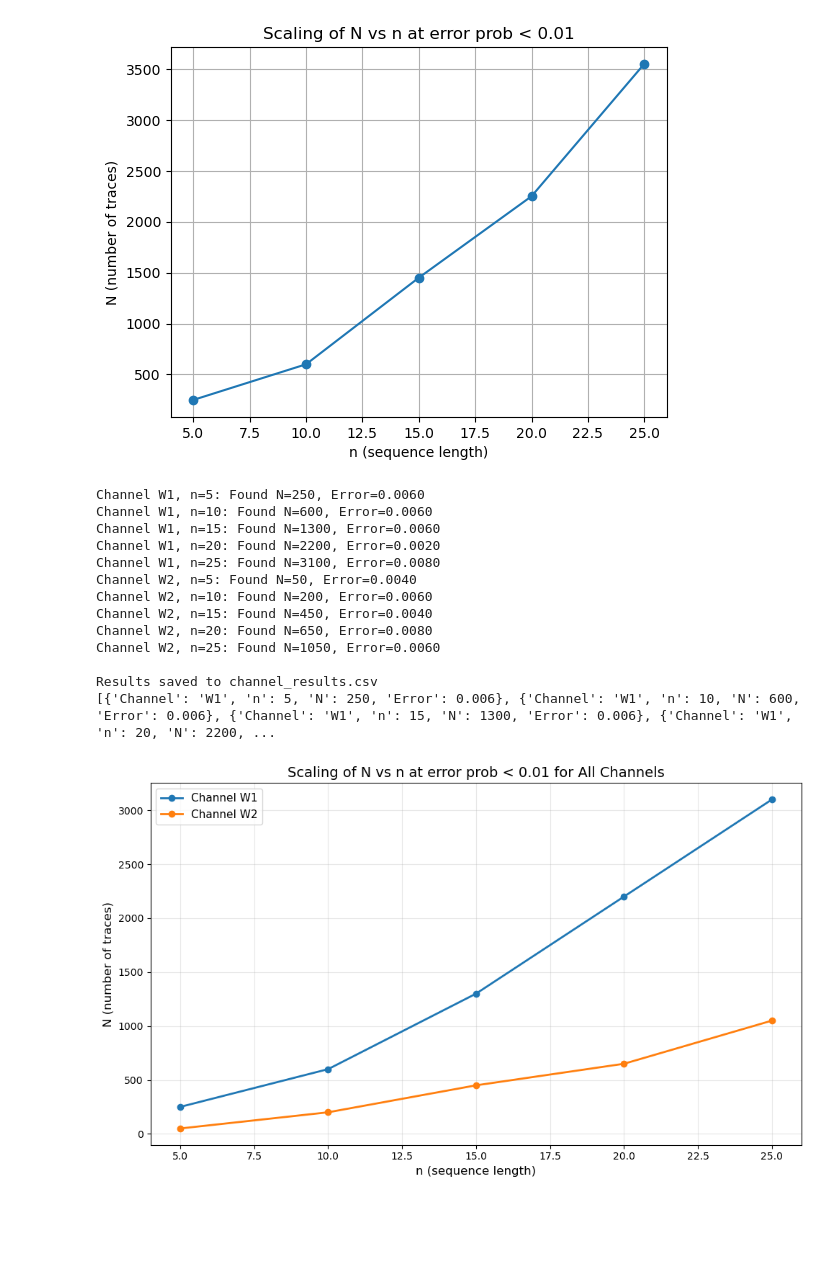
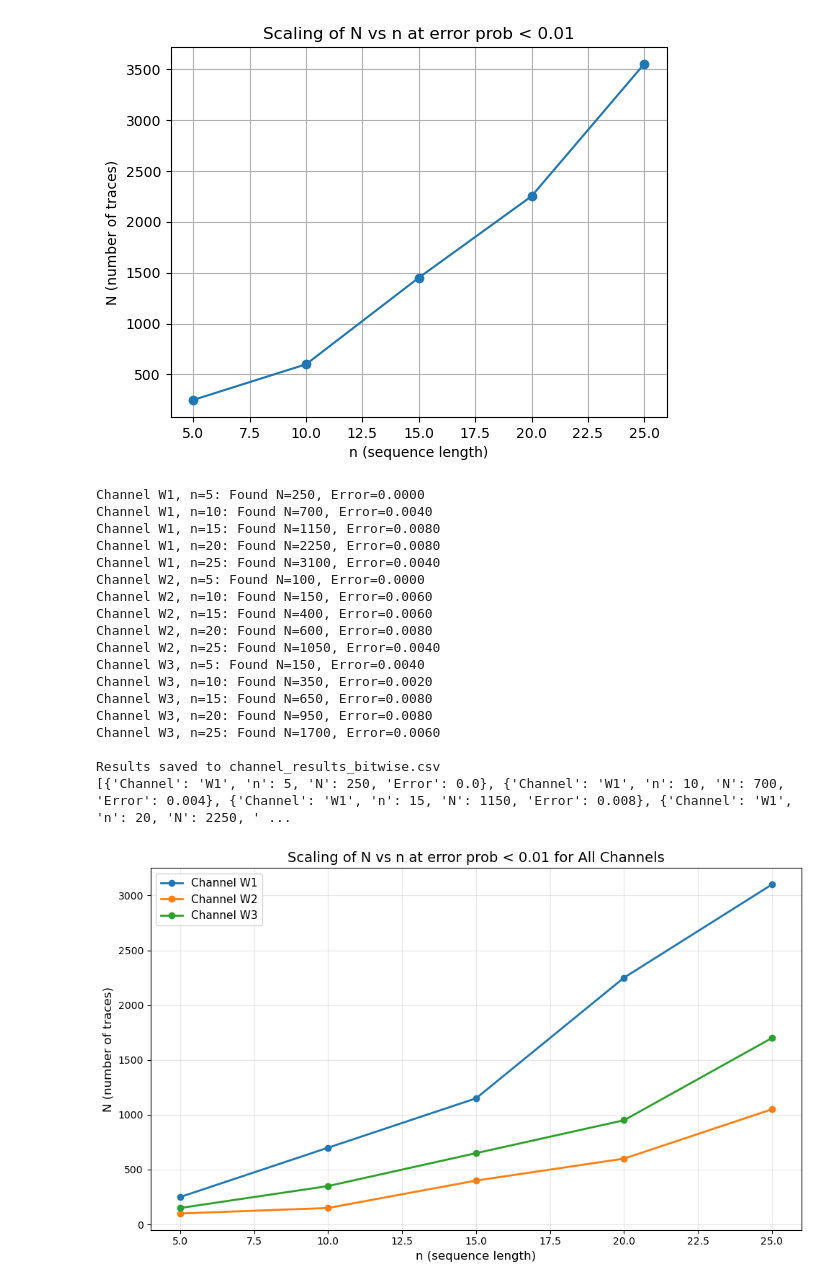
Before and after one commit to polka-rat/Sequence_Reconstruction_Immuno, a Jupyter notebook: Channels_pertaining_to_Immunogenics.ipynb, the cells around one changed output. Cells and saved outputs as stored; diff of their text form; code cells hidden in the pictures; blank space fills up the shorter version.

Commit message:
made various plots

```diff
--- a/Channels_pertaining_to_Immunogenics.ipynb
+++ b/Channels_pertaining_to_Immunogenics.ipynb
@@ -212,8 +200,8 @@ import csv
 
 channels = {
     'W1': channel_W1,
-    'W2': channel_W2
-    # 'W3': channel_W3
+    'W2': channel_W2,
+    'W3': channel_W3
 }
 
 n_values = [5, 10, 15, 20, 25]
@@ -235,50 +223,56 @@ for channel_name, channel_func in channels.items():
                 break
 
 # Save to CSV
-with open('channel_results.csv', 'w', newline='') as csvfile:
+with open('channel_results_bitwise.csv', 'a', newline='') as csvfile:
     fieldnames = ['Channel', 'n', 'N', 'Error']
     writer = csv.DictWriter(csvfile, fieldnames=fieldnames)
 
     writer.writeheader()
     writer.writerows(results)
 
-print("\nResults saved to channel_results.csv")
+
+print("\nResults saved to channel_results_bitwise.csv")
 print(results)
 # %% [output]
-Channel W1, n=5: Found N=250, Error=0.0060
-Channel W1, n=10: Found N=600, Error=0.0060
-Channel W1, n=15: Found N=1300, Error=0.0060
-Channel W1, n=20: Found N=2200, Error=0.0020
-Channel W1, n=25: Found N=3100, Error=0.0080
-Channel W2, n=5: Found N=50, Error=0.0040
-Channel W2, n=10: Found N=200, Error=0.0060
-Channel W2, n=15: Found N=450, Error=0.0040
-Channel W2, n=20: Found N=650, Error=0.0080
-Channel W2, n=25: Found N=1050, Error=0.0060
+Channel W1, n=5: Found N=250, Error=0.0000
+Channel W1, n=10: Found N=700, Error=0.0040
+Channel W1, n=15: Found N=1150, Error=0.0080
+Channel W1, n=20: Found N=2250, Error=0.0080
+Channel W1, n=25: Found N=3100, Error=0.0040
+Channel W2, n=5: Found N=100, Error=0.0000
+Channel W2, n=10: Found N=150, Error=0.0060
+Channel W2, n=15: Found N=400, Error=0.0060
+Channel W2, n=20: Found N=600, Error=0.0080
+Channel W2, n=25: Found N=1050, Error=0.0040
+Channel W3, n=5: Found N=150, Error=0.0040
+Channel W3, n=10: Found N=350, Error=0.0020
+Channel W3, n=15: Found N=650, Error=0.0080
+Channel W3, n=20: Found N=950, Error=0.0080
+Channel W3, n=25: Found N=1700, Error=0.0060
 
-Results saved to channel_results.csv
-[{'Channel': 'W1', 'n': 5, 'N': 250, 'Error': 0.006}, {'Channel': 'W1', 'n': 10, 'N': 600, 'Error': 0.006}, {'Channel': 'W1', 'n': 15, 'N': 1300, 'Error': 0.006}, {'Channel': 'W1', 'n': 20, 'N': 2200, ...
+Results saved to channel_results_bitwise.csv
+[{'Channel': 'W1', 'n': 5, 'N': 250, 'Error': 0.0}, {'Channel': 'W1', 'n': 10, 'N': 700, 'Error': 0.004}, {'Channel': 'W1', 'n': 15, 'N': 1150, 'Error': 0.008}, {'Channel': 'W1', 'n': 20, 'N': 2250, ' ...
 # %%
 import pandas as pd
 import matplotlib.pyplot as plt
 
 # Read CSV file
-df = pd.read_csv('channel_results.csv')
+df = pd.read_csv('channel_results_bitwise.csv')
 
 # Create plot
 plt.figure(figsize=(10, 6))
 
 # Plot each channel
 for channel in df['Channel'].unique():
     channel_data = df[df['Channel'] == channel].sort_values('n')
     plt.plot(channel_data['n'], channel_data['N'], marker='o', label=f'Channel {channel}', linewidth=2)
 
 plt.xlabel('n (sequence length)', fontsize=12)
 plt.ylabel('N (number of traces)', fontsize=12)
 plt.title('Scaling of N vs n at error prob < 0.01 for All Channels', fontsize=14)
 plt.legend(fontsize=11)
 plt.grid(True, alpha=0.3)
 plt.tight_layout()
 plt.show()
 # %% [output]
-[figure, old version]
+[figure, new version]
```
Also changed, not shown: parts of 22 cells of this notebook, 10 other files.
